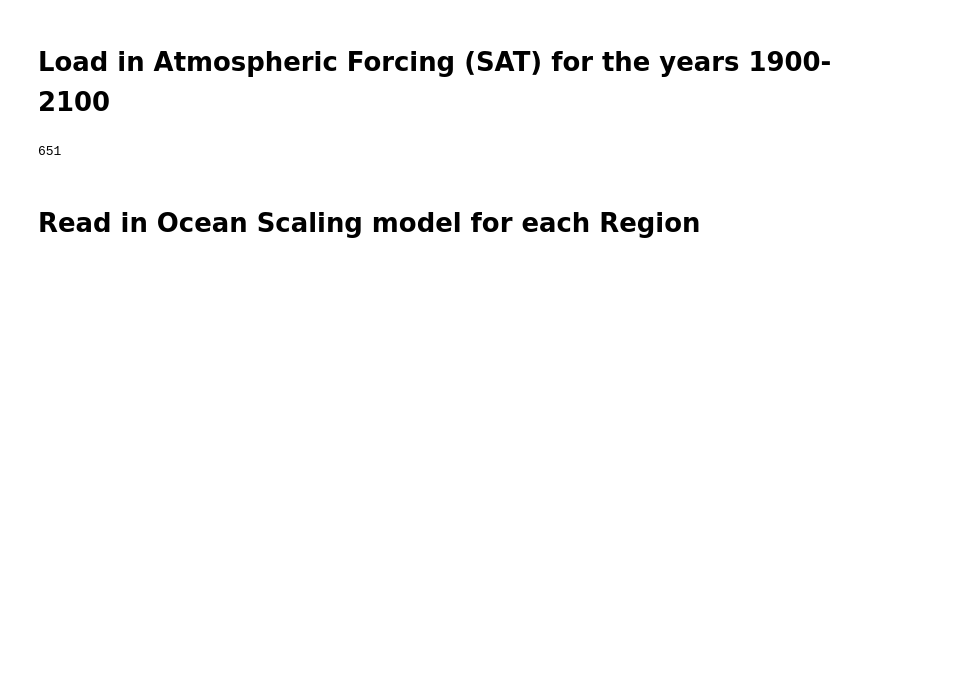
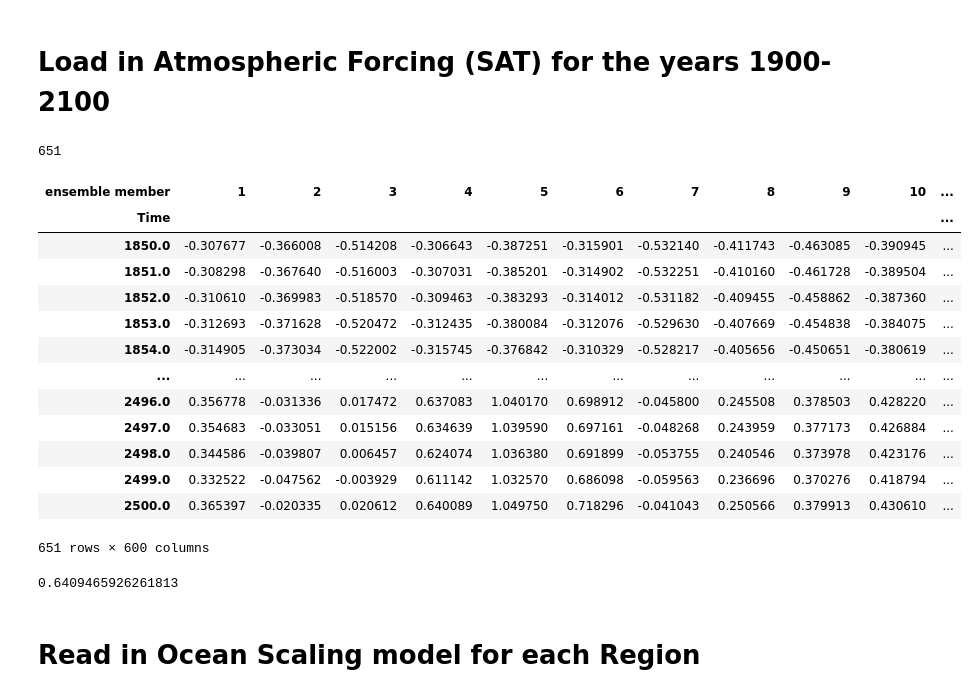
Before and after one commit to pvankatwyk/larmip2020, a Jupyter notebook: larmip/ComputeProjection4OneIceModel/larmip18_project_sealevel_wTd_nos_base_AISM_VUB_RCP26.ipynb, the cells around one changed output. Saved outputs shown, nothing was run; the diff lists cells and outputs as text; code cells hidden in the pictures; blank space fills up the shorter version.

```diff
--- a/larmip/ComputeProjection4OneIceModel/larmip18_project_sealevel_wTd_nos_base_AISM_VUB_RCP26.ipynb
+++ b/larmip/ComputeProjection4OneIceModel/larmip18_project_sealevel_wTd_nos_base_AISM_VUB_RCP26.ipynb
@@ -32,6 +32,23 @@ print(len(SAT[:,1]))
 # SAT[time,ensemblemember]
 # %% [output]
 651
+# %%
+df
+# %% [output]
+| ensemble member | 1 | 2 | 3 | 4 | 5 | 6 | 7 | 8 | 9 | 10 | ... |
+| Time |  |  |  |  |  |  |  |  |  |  | ... |
+| 1850.0 | -0.307677 | -0.366008 | -0.514208 | -0.306643 | -0.387251 | -0.315901 | -0.532140 | -0.411743 | -0.463085 | -0.390945 | ... |
+| 1851.0 | -0.308298 | -0.367640 | -0.516003 | -0.307031 | -0.385201 | -0.314902 | -0.532251 | -0.410160 | -0.461728 | -0.389504 | ... |
+| 1852.0 | -0.310610 | -0.369983 | -0.518570 | -0.309463 | -0.383293 | -0.314012 | -0.531182 | -0.409455 | -0.458862 | -0.387360 | ... |
+| 1853.0 | -0.312693 | -0.371628 | -0.520472 | -0.312435 | -0.380084 | -0.312076 | -0.529630 | -0.407669 | -0.454838 | -0.384075 | ... |
+| 1854.0 | -0.314905 | -0.373034 | -0.522002 | -0.315745 | -0.376842 | -0.310329 | -0.528217 | -0.405656 | -0.450651 | -0.380619 | ... |
+| ... | ... | ... | ... | ... | ... | ... | ... | ... | ... | ... | ... |
+| 2496.0 | 0.356778 | -0.031336 | 0.017472 | 0.637083 | 1.040170 | 0.698912 | -0.045800 | 0.245508 | 0.378503 | 0.428220 | ... |
+| 2497.0 | 0.354683 | -0.033051 | 0.015156 | 0.634639 | 1.039590 | 0.697161 | -0.048268 | 0.243959 | 0.377173 | 0.426884 | ... |
+| 2498.0 | 0.344586 | -0.039807 | 0.006457 | 0.624074 | 1.036380 | 0.691899 | -0.053755 | 0.240546 | 0.373978 | 0.423176 | ... |
+| 2499.0 | 0.332522 | -0.047562 | -0.003929 | 0.611142 | 1.032570 | 0.686098 | -0.059563 | 0.236696 | 0.370276 | 0.418794 | ... |
+| 2500.0 | 0.365397 | -0.020335 | 0.020612 | 0.640089 | 1.049750 | 0.718296 | -0.041043 | 0.250566 | 0.379913 | 0.430610 | ... |
+651 rows × 600 columns
 # %%
 # Normalize and crop temperature series
 Temp = []
@@ -43,6 +60,10 @@ for i in range(len(SAT[1,:])):
     SATave = np.mean(SAT[Tavebeg:Taveend,i])
     SAT[:,i] = SAT[:,i]-SATave
 SAT = SAT[tbeg:tend,:]
+# %%
+SAT.std()
+# %% [output]
+0.6409465926261813
 # %%
 # SAT = SURFACE AIR TEMPERATURE FROM 600 ENSEMBLE MEMBERS FOR 1900-2100
 # %% [markdown]
```
Also changed, not shown: parts of 7 cells of this notebook, 7 other files.
